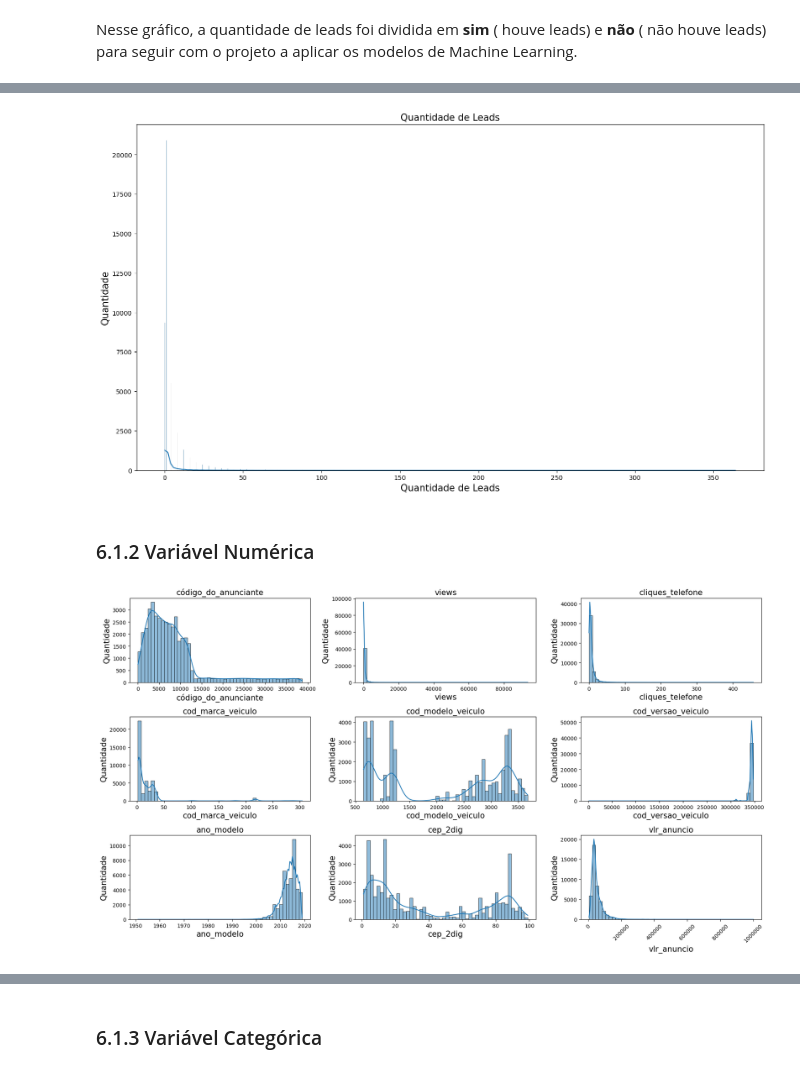
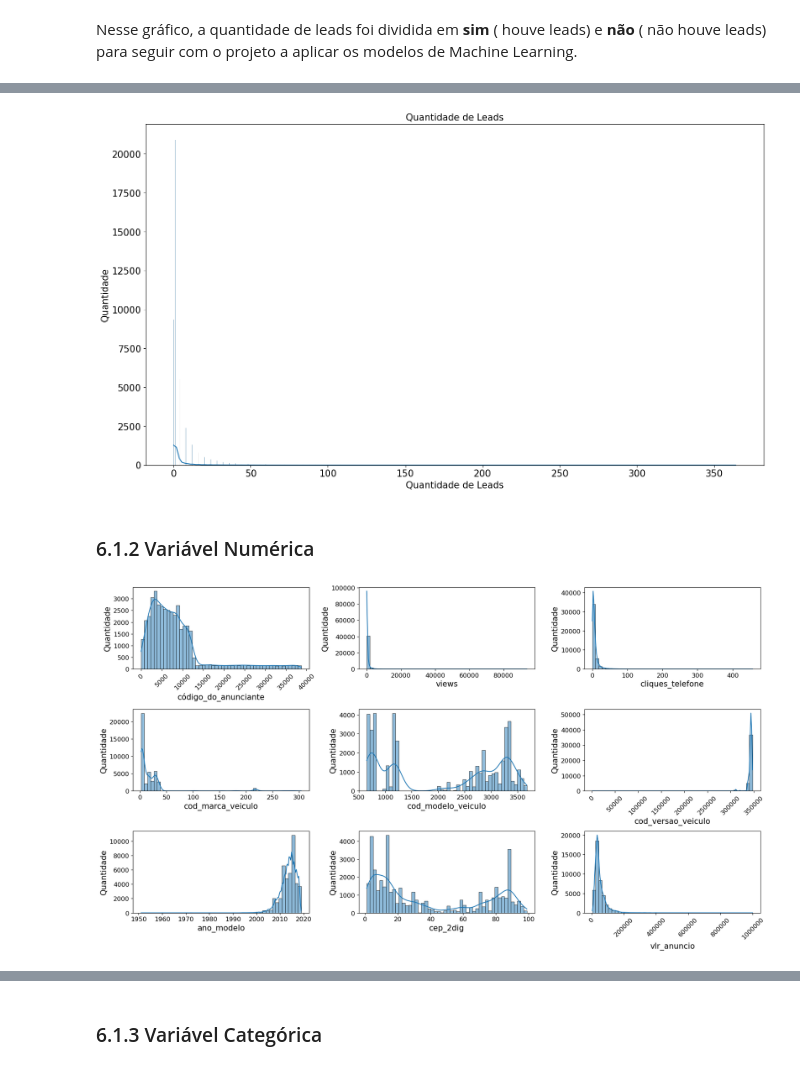
Before and after one commit to hugoferraz5/Webmotors_leads, a Jupyter notebook: Classificação_webmotors.ipynb, the cells around one changed output, grey strips where cells are left out. Cells and saved outputs as stored; diff of their text form; code cells hidden in the pictures.

```diff
--- a/Classificação_webmotors.ipynb
+++ b/Classificação_webmotors.ipynb
@@ -989,11 +893,12 @@ ax1 = sns.histplot(x=data1['leads'], kde=True)
 data_load(ax1,'Quantidade de Leads', 'Quantidade de Leads','Quantidade' )
 
 plt.subplots_adjust(hspace=0.3)
-
+plt.xticks(fontsize=15)
+plt.yticks(fontsize=15)
 
 plt.show()
 # %% [output]
-[figure, old version]
+[figure, new version]
 # %% [markdown]
 ### 6.1.2 Variável Numérica
 # %%
@@ -1002,59 +907,79 @@ plt.figure(figsize=(18,10))
 # Código do anunciante
 plt.subplot(3,3,1)
 ax1 = sns.histplot(x=data1['código_do_anunciante'],bins=50, kde=True)
-data_load(ax1,'código_do_anunciante', 'código_do_anunciante','Quantidade' )
+data_load(ax1,'', 'código_do_anunciante','Quantidade' )
+plt.xticks(fontsize=12)
+plt.yticks(fontsize=12)
 
 # Views
 plt.subplot(3,3,2)
 ax2 = sns.histplot(x=data1['views'],bins=50, kde=True)
-data_load(ax2,'views', 'views','Quantidade' )
+data_load(ax2,'', 'views','Quantidade' )
+plt.xticks(fontsize=12)
+plt.yticks(fontsize=12)
 
 # Cliques telefone
 plt.subplot(3,3,3)
 ax3 = sns.histplot(x=data1['cliques_telefone'],bins=50, kde=True)
-data_load(ax3,'cliques_telefone', 'cliques_telefone','Quantidade' )
+data_load(ax3,'', 'cliques_telefone','Quantidade' )
+plt.xticks(fontsize=12)
+plt.yticks(fontsize=12)
 
 # Código marca veículo
 plt.subplot(3,3,4)
 ax4 = sns.histplot(x=data1['cod_marca_veiculo'],bins=50, kde=True)
-data_load(ax4,'cod_marca_veiculo', 'cod_marca_veiculo','Quantidade' )
+data_load(ax4,'', 'cod_marca_veiculo','Quantidade' )
+plt.xticks(fontsize=12)
+plt.yticks(fontsize=12)
 
 # Código modelo veículo
 plt.subplot(3,3,5)
 ax5 = sns.histplot(x=data1['cod_modelo_veiculo'],bins=50, kde=True)
-data_load(ax5,'cod_modelo_veiculo', 'cod_modelo_veiculo','Quantidade' )
+data_load(ax5,'', 'cod_modelo_veiculo','Quantidade' )
+plt.xticks(fontsize=12)
+plt.yticks(fontsize=12)
 
 # Código versão veículo
 plt.subplot(3,3,6)
 ax6 = sns.histplot(x=data1['cod_versao_veiculo'],bins=50, kde=True)
-data_load(ax6,'cod_versao_veiculo', 'cod_versao_veiculo','Quantidade' )
+data_load(ax6,'', 'cod_versao_veiculo','Quantidade' )
+plt.xticks(fontsize=12)
+plt.yticks(fontsize=12)
 
 # Ano modelo
 plt.subplot(3,3,7)
 ax7 = sns.histplot(x=data1['ano_modelo'],bins=50, kde=True)
-data_load(ax7,'ano_modelo', 'ano_modelo','Quantidade' )
+data_load(ax7,'', 'ano_modelo','Quantidade' )
+plt.xticks(fontsize=12)
+plt.yticks(fontsize=12)
 
 # CEP
 plt.subplot(3,3,8)
 ax8 = sns.histplot(x=data1['cep_2dig'],bins=50, kde=True)
-data_load(ax8,'cep_2dig', 'cep_2dig','Quantidade' )
+data_load(ax8,'', 'cep_2dig','Quantidade' )
+plt.xticks(fontsize=12)
+plt.yticks(fontsize=12)
 
 # Valor anúncio
 plt.subplot(3,3,9)
 ax9 = sns.histplot(x=data1['vlr_anuncio'],bins=50, kde=True)
-data_load(ax9,'vlr_anuncio', 'vlr_anuncio','Quantidade' )
+data_load(ax9,'', 'vlr_anuncio','Quantidade' )
+plt.xticks(fontsize=12)
+plt.yticks(fontsize=12)
 
 ax9.ticklabel_format(style='plain', axis='x')
 
+ax1.tick_params(axis='x', rotation=45)
+ax6.tick_params(axis='x', rotation=45)
 ax9.tick_params(axis='x', rotation=45)
 
 plt.subplots_adjust(hspace=0.3)
 
 plt.tight_layout()
 
 plt.show()
 # %% [output]
-[figure, old version]
+[figure, new version]
 # %%
 plt.figure(figsize=(18,10))
 
```
Also changed, not shown: parts of 45 cells of this notebook, 24 other files.
